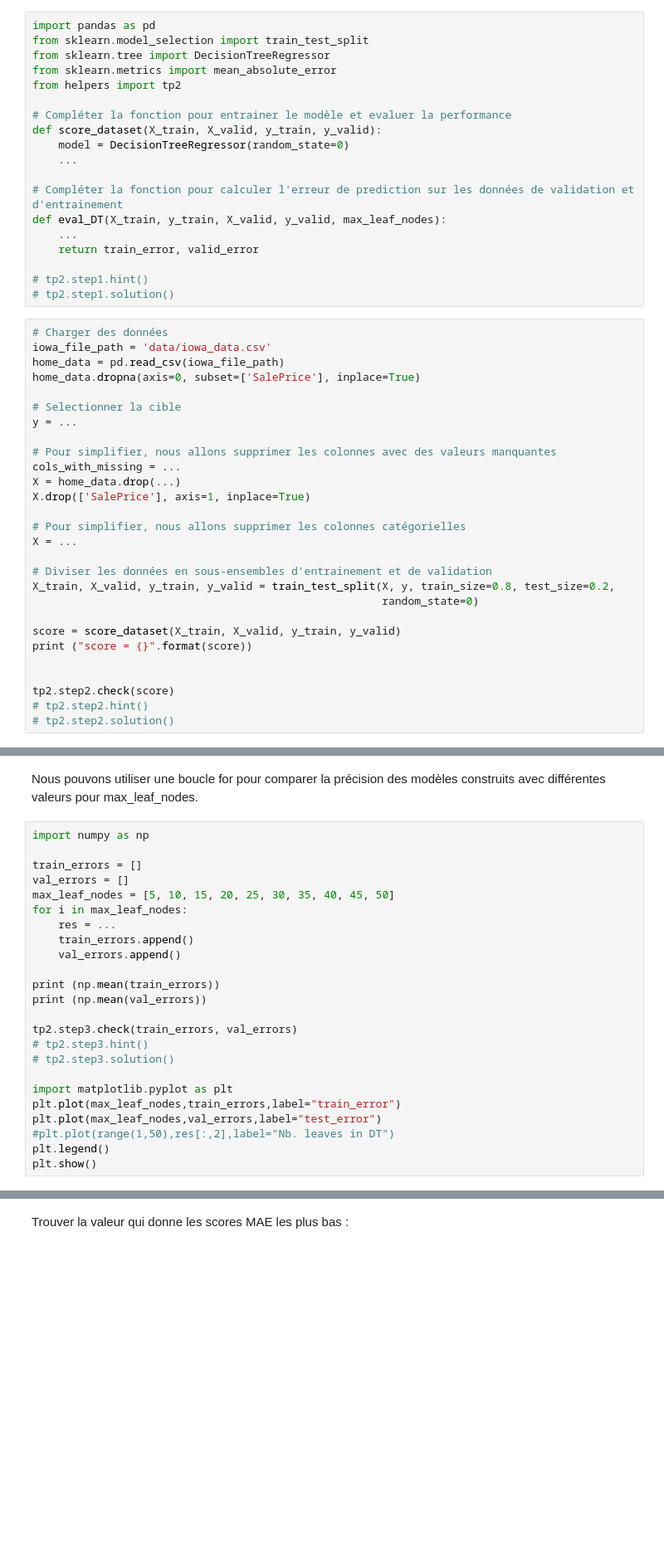
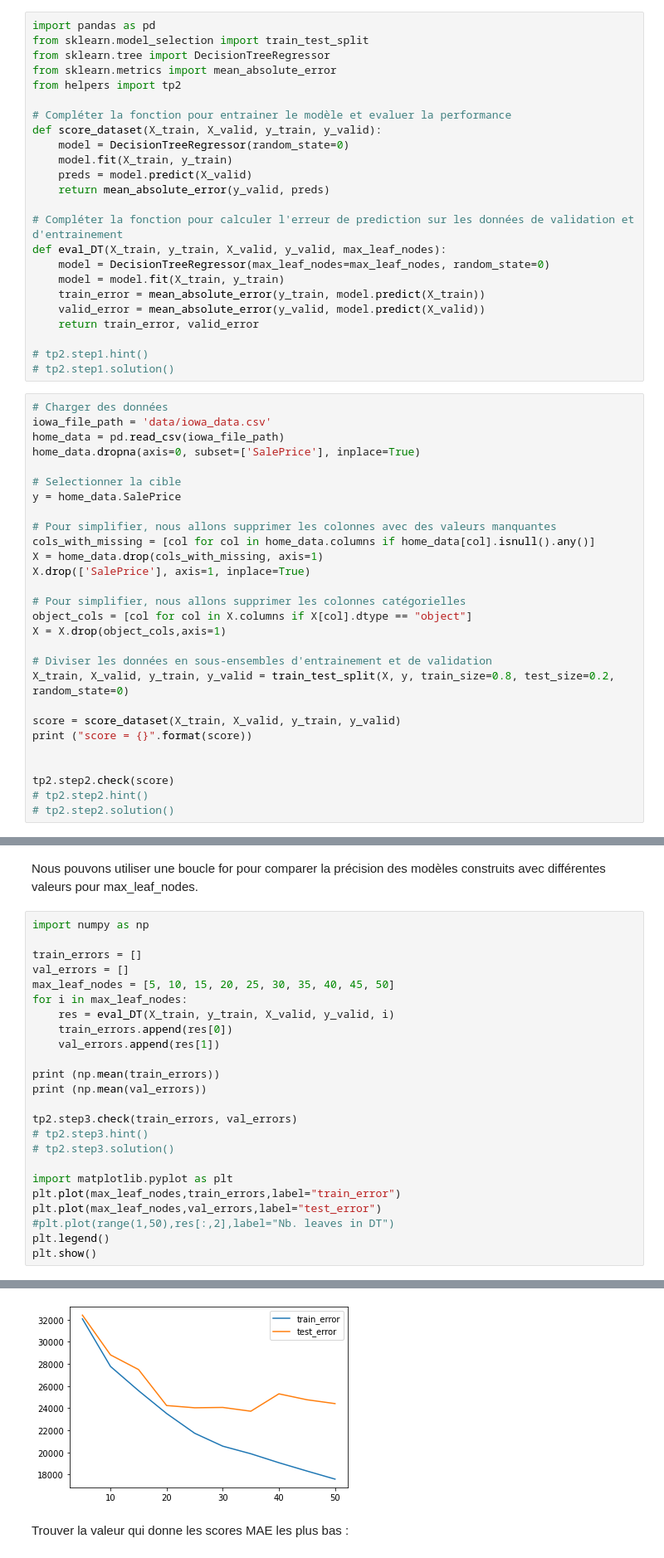
Before and after one commit to EnzoErd/BUT3, a Jupyter notebook: R5.11/TP Semaines 1-2-20230908/TP-2.1.ipynb, the cells around one changed output, grey strips where cells are left out. Shown: that part at 83% size. Cells and saved outputs as stored; diff of their text form; blank space fills up the shorter version.

```diff
--- a/R5.11/TP Semaines 1-2-20230908/TP-2.1.ipynb
+++ b/R5.11/TP Semaines 1-2-20230908/TP-2.1.ipynb
@@ -31,11 +31,16 @@ from helpers import tp2
 # Compléter la fonction pour entrainer le modèle et evaluer la performance
 def score_dataset(X_train, X_valid, y_train, y_valid):
     model = DecisionTreeRegressor(random_state=0)
-    ...
+    model.fit(X_train, y_train)
+    preds = model.predict(X_valid)
+    return mean_absolute_error(y_valid, preds)
 
 # Compléter la fonction pour calculer l'erreur de prediction sur les données de validation et d'entrainement
 def eval_DT(X_train, y_train, X_valid, y_valid, max_leaf_nodes):
-    ...
+    model = DecisionTreeRegressor(max_leaf_nodes=max_leaf_nodes, random_state=0)
+    model = model.fit(X_train, y_train)
+    train_error = mean_absolute_error(y_train, model.predict(X_train))
+    valid_error = mean_absolute_error(y_valid, model.predict(X_valid))
     return train_error, valid_error
 
 # tp2.step1.hint()
@@ -47,19 +52,19 @@ home_data = pd.read_csv(iowa_file_path)
 home_data.dropna(axis=0, subset=['SalePrice'], inplace=True)
 
 # Selectionner la cible
-y = ...
+y = home_data.SalePrice
 
 # Pour simplifier, nous allons supprimer les colonnes avec des valeurs manquantes
-cols_with_missing = ...
-X = home_data.drop(...)
+cols_with_missing = [col for col in home_data.columns if home_data[col].isnull().any()]
+X = home_data.drop(cols_with_missing, axis=1)
 X.drop(['SalePrice'], axis=1, inplace=True)
 
 # Pour simplifier, nous allons supprimer les colonnes catégorielles
-X = ...
+object_cols = [col for col in X.columns if X[col].dtype == "object"]
+X = X.drop(object_cols,axis=1)
 
 # Diviser les données en sous-ensembles d'entrainement et de validation
-X_train, X_valid, y_train, y_valid = train_test_split(X, y, train_size=0.8, test_size=0.2,
-                                                      random_state=0)
+X_train, X_valid, y_train, y_valid = train_test_split(X, y, train_size=0.8, test_size=0.2, random_state=0)
 
 score = score_dataset(X_train, X_valid, y_train, y_valid)
 print ("score = {}".format(score))
@@ -77,9 +85,9 @@ train_errors = []
 val_errors = []
 max_leaf_nodes = [5, 10, 15, 20, 25, 30, 35, 40, 45, 50]
 for i in max_leaf_nodes:
-    res = ...
-    train_errors.append()
-    val_errors.append()
+    res = eval_DT(X_train, y_train, X_valid, y_valid, i)
+    train_errors.append(res[0])
+    val_errors.append(res[1])
 
 print (np.mean(train_errors))
 print (np.mean(val_errors))
@@ -94,3 +102,4 @@ plt.plot(max_leaf_nodes,val_errors,label="test_error")
 #plt.plot(range(1,50),res[:,2],label="Nb. leaves in DT")
 plt.legend()
 plt.show()
+# %% [output]
@@ -97,3 +109,4 @@ plt.show()
+[figure, added]
 # %% [markdown]
 Trouver la valeur qui donne les scores MAE les plus bas :
 # %%
```
Also changed, not shown: parts of 2 cells of this notebook, 55 other files.
